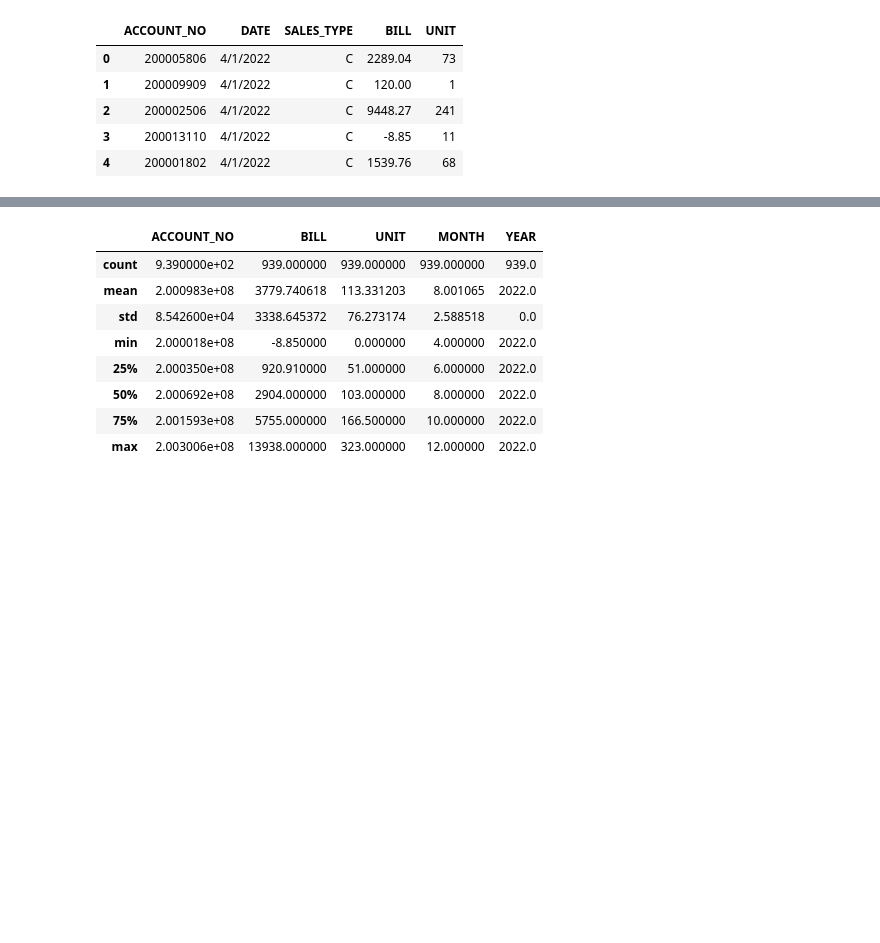
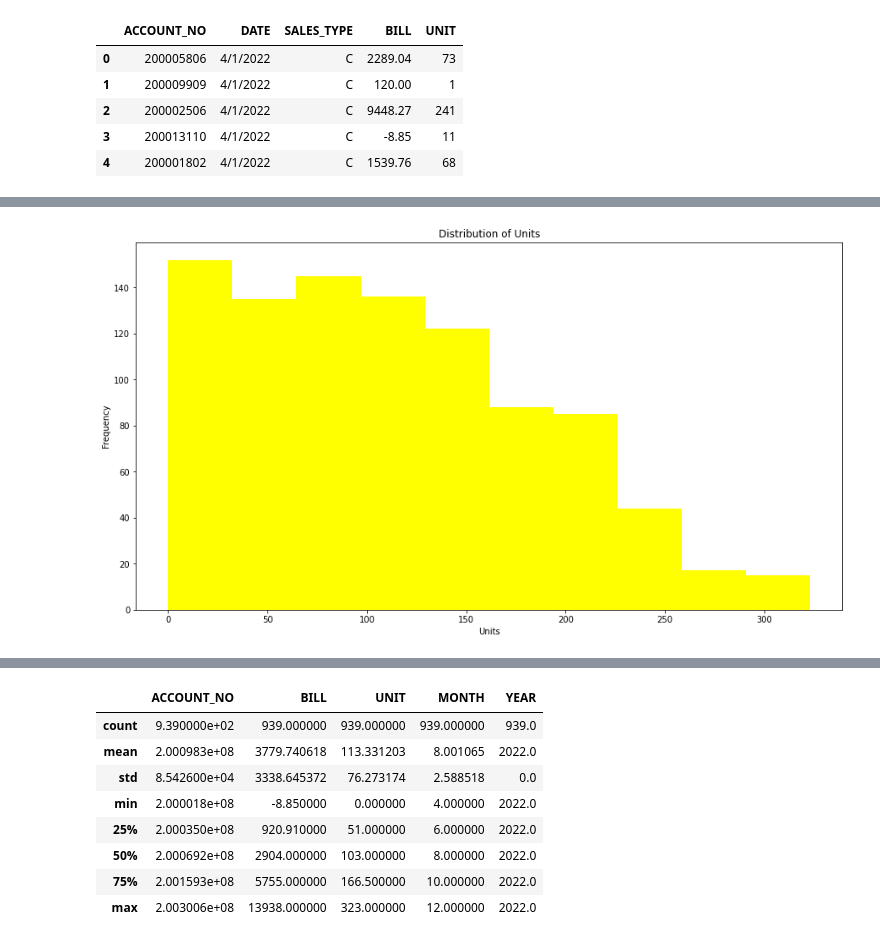
Before and after one commit to j-ranasinghe/Electricity-Demand-and-Generation-forecasting, a Jupyter notebook: LSTM_2_.ipynb, the cells around one changed output, grey strips where cells are left out. Drawn from its saved outputs; the diff is of its cells as text; code cells hidden in the pictures; blank space fills up the shorter version.

```diff
--- a/LSTM_2_.ipynb
+++ b/LSTM_2_.ipynb
@@ -43,3 +60,19 @@ df.shape #Check the shape of the dataset
+# %%
+# Create a new figure with desired size
+fig = plt.figure(figsize=(15, 8))
+
+# Plot a histogram of the "units" column
+plt.hist(df["UNIT"], color='yellow')
+
+# Add axis labels and title
+plt.xlabel("Units")
+plt.ylabel("Frequency")
+plt.title("Distribution of Units")
+
+# Show the plot
+plt.show()
+# %% [output]
+[figure, added]
 # %%
 df["UNIT"] = df["UNIT"].astype(float)
 df["BILL"] = df["BILL"].astype(float)
```
Also changed, not shown: parts of 22 cells of this notebook.
